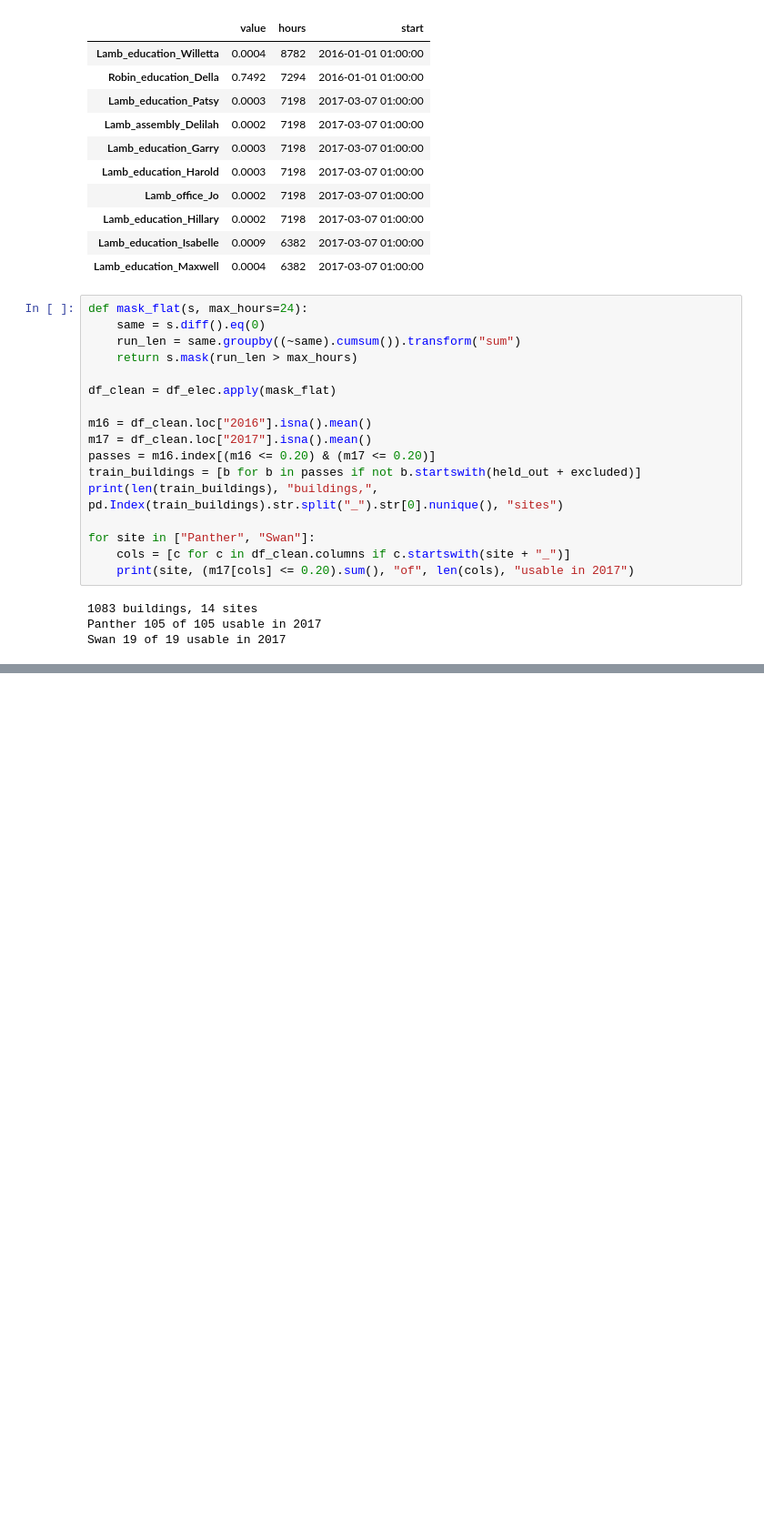
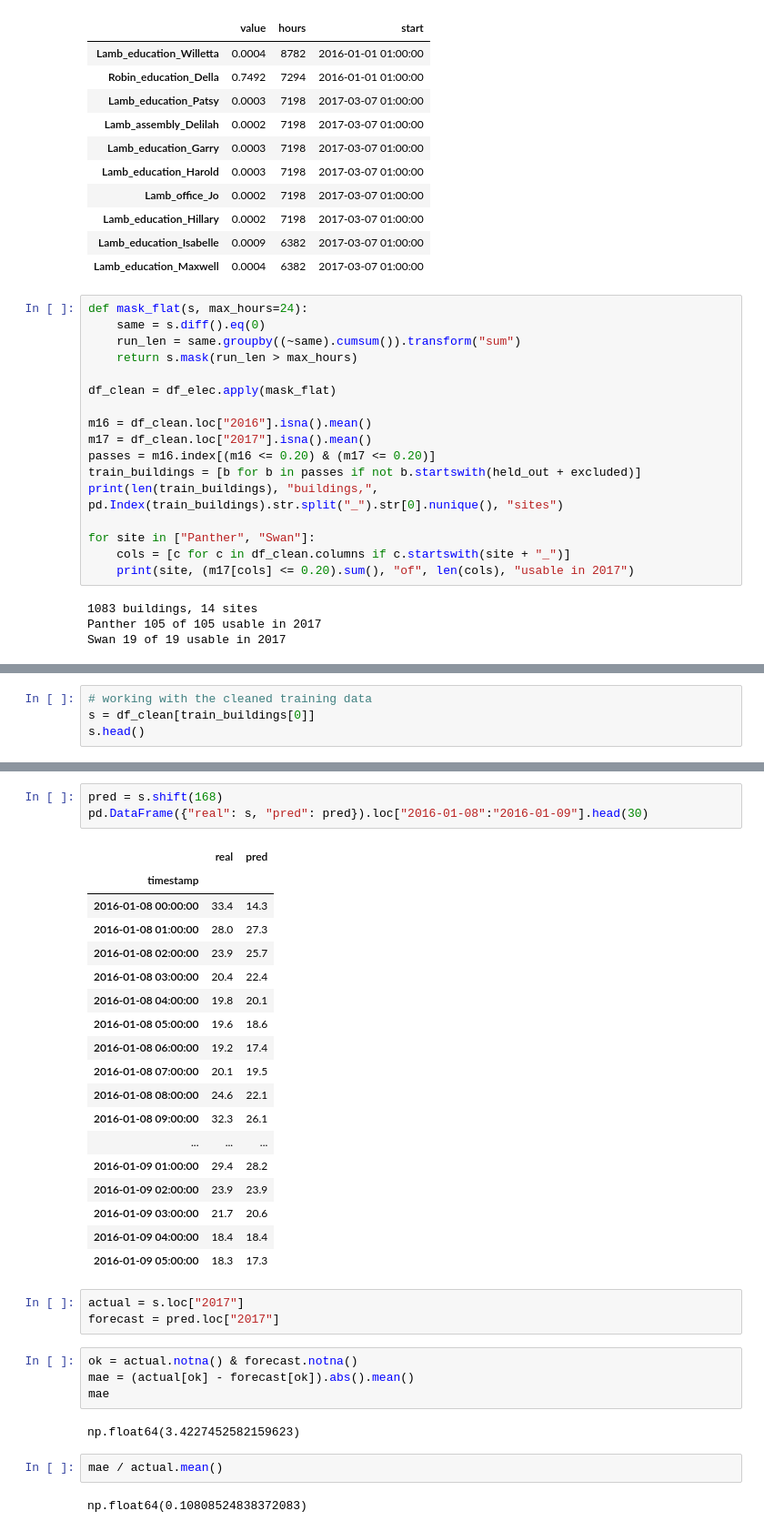
Before and after one commit to sevilkhojasteh/building-energy-trust, a Jupyter notebook: notebooks/01_explore.ipynb, the cells around one changed output, grey strips where cells are left out. Shown at 91% size. Drawn from its saved outputs; the diff is of its cells as text; blank space fills up the shorter version.

```diff
--- a/notebooks/01_explore.ipynb
+++ b/notebooks/01_explore.ipynb
@@ -598,0 +654,4 @@ Swan 19 of 19 usable in 2017
+# %%
+# working with the cleaned training data
+s = df_clean[train_buildings[0]]
+s.head()
@@ -598,0 +666,35 @@ Swan 19 of 19 usable in 2017
+# %%
+pred = s.shift(168)
+pd.DataFrame({"real": s, "pred": pred}).loc["2016-01-08":"2016-01-09"].head(30)
+# %% [output]
+|  | real | pred |
+| timestamp |  |  |
+| 2016-01-08 00:00:00 | 33.4 | 14.3 |
+| 2016-01-08 01:00:00 | 28.0 | 27.3 |
+| 2016-01-08 02:00:00 | 23.9 | 25.7 |
+| 2016-01-08 03:00:00 | 20.4 | 22.4 |
+| 2016-01-08 04:00:00 | 19.8 | 20.1 |
+| 2016-01-08 05:00:00 | 19.6 | 18.6 |
+| 2016-01-08 06:00:00 | 19.2 | 17.4 |
+| 2016-01-08 07:00:00 | 20.1 | 19.5 |
+| 2016-01-08 08:00:00 | 24.6 | 22.1 |
+| 2016-01-08 09:00:00 | 32.3 | 26.1 |
+| ... | ... | ... |
+| 2016-01-09 01:00:00 | 29.4 | 28.2 |
+| 2016-01-09 02:00:00 | 23.9 | 23.9 |
+| 2016-01-09 03:00:00 | 21.7 | 20.6 |
+| 2016-01-09 04:00:00 | 18.4 | 18.4 |
+| 2016-01-09 05:00:00 | 18.3 | 17.3 |
+# %%
+actual = s.loc["2017"]
+forecast = pred.loc["2017"]
+# %%
+ok = actual.notna() & forecast.notna()
+mae = (actual[ok] - forecast[ok]).abs().mean()
+mae
+# %% [output]
+np.float64(3.4227452582159623)
+# %%
+mae / actual.mean()
+# %% [output]
+np.float64(0.10808524838372083)
```
Also changed, not shown: parts of 8 cells of this notebook.
